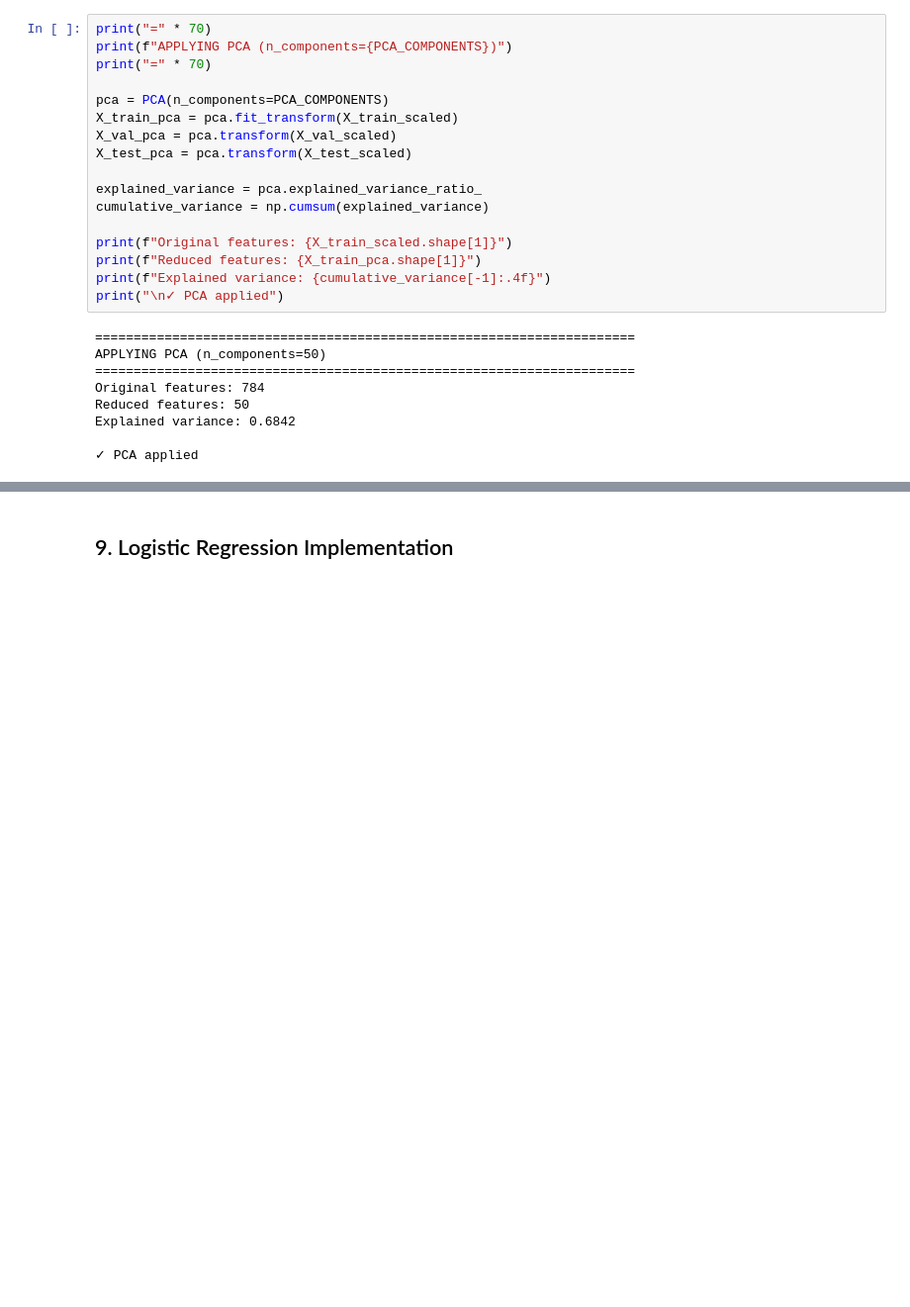
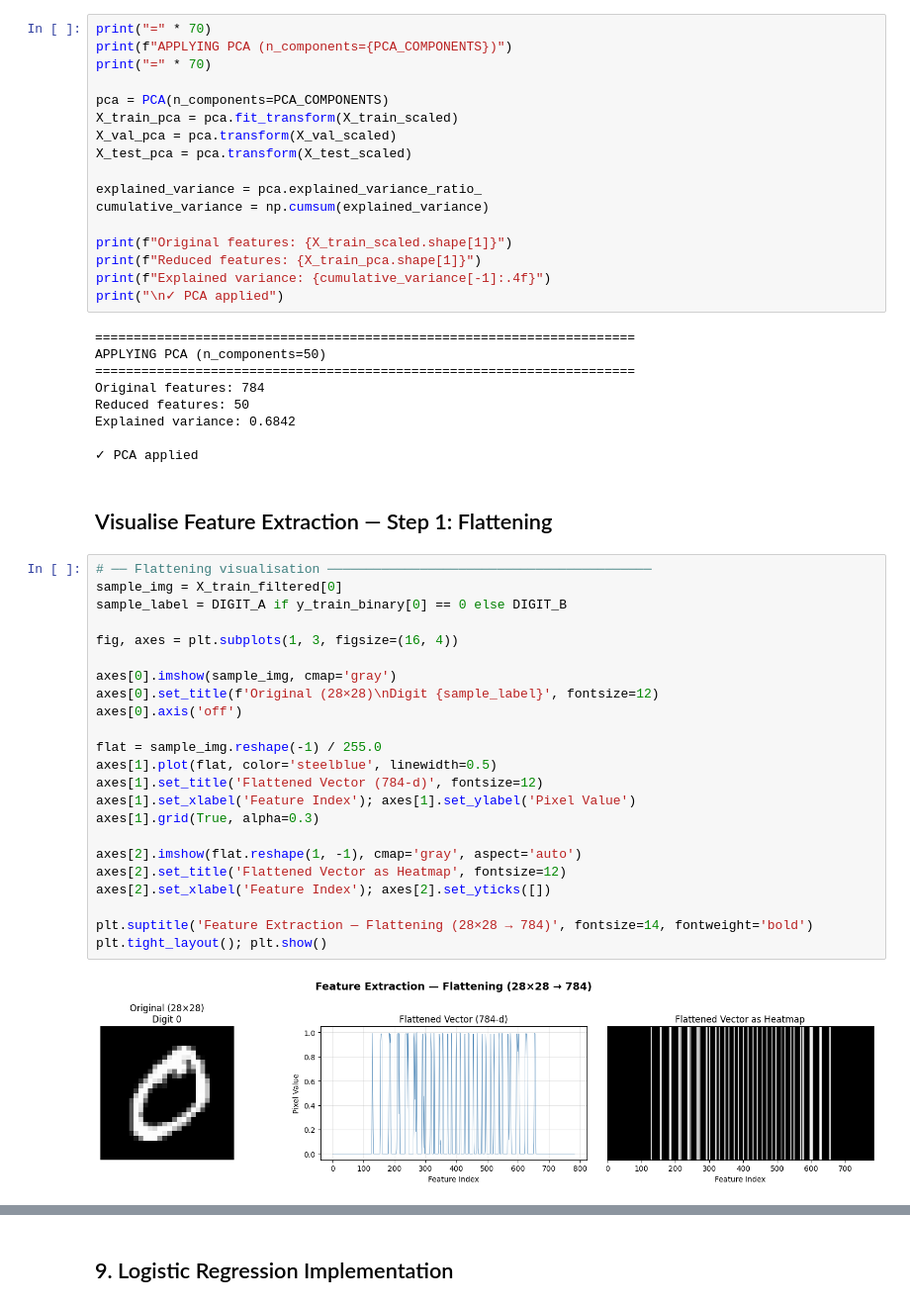
Before and after one commit to AhmedNaguib01/Machine-Learning-MNIST, a Jupyter notebook: notebooks/01_logistic_regression_complete.ipynb, the cells around one changed output, grey strips where cells are left out. Shown at 99% size. Saved outputs shown, nothing was run; the diff lists cells and outputs as text; blank space fills up the shorter version.

```diff
--- a/notebooks/01_logistic_regression_complete.ipynb
+++ b/notebooks/01_logistic_regression_complete.ipynb
@@ -219,3 +264,30 @@ Reduced features: 50
 Explained variance: 0.6842
 
 ✓ PCA applied
+# %% [markdown]
+## Visualise Feature Extraction — Step 1: Flattening
+# %%
+# ── Flattening visualisation ──────────────────────────────────────────
+sample_img = X_train_filtered[0]
+sample_label = DIGIT_A if y_train_binary[0] == 0 else DIGIT_B
+
+fig, axes = plt.subplots(1, 3, figsize=(16, 4))
+
+axes[0].imshow(sample_img, cmap='gray')
+axes[0].set_title(f'Original (28×28)\nDigit {sample_label}', fontsize=12)
+axes[0].axis('off')
+
+flat = sample_img.reshape(-1) / 255.0
+axes[1].plot(flat, color='steelblue', linewidth=0.5)
+axes[1].set_title('Flattened Vector (784-d)', fontsize=12)
+axes[1].set_xlabel('Feature Index'); axes[1].set_ylabel('Pixel Value')
+axes[1].grid(True, alpha=0.3)
+
+axes[2].imshow(flat.reshape(1, -1), cmap='gray', aspect='auto')
+axes[2].set_title('Flattened Vector as Heatmap', fontsize=12)
+axes[2].set_xlabel('Feature Index'); axes[2].set_yticks([])
+
+plt.suptitle('Feature Extraction — Flattening (28×28 → 784)', fontsize=14, fontweight='bold')
+plt.tight_layout(); plt.show()
+# %% [output]
+[figure, added]
```
Also changed, not shown: parts of 8 cells of this notebook, 3 other files.
